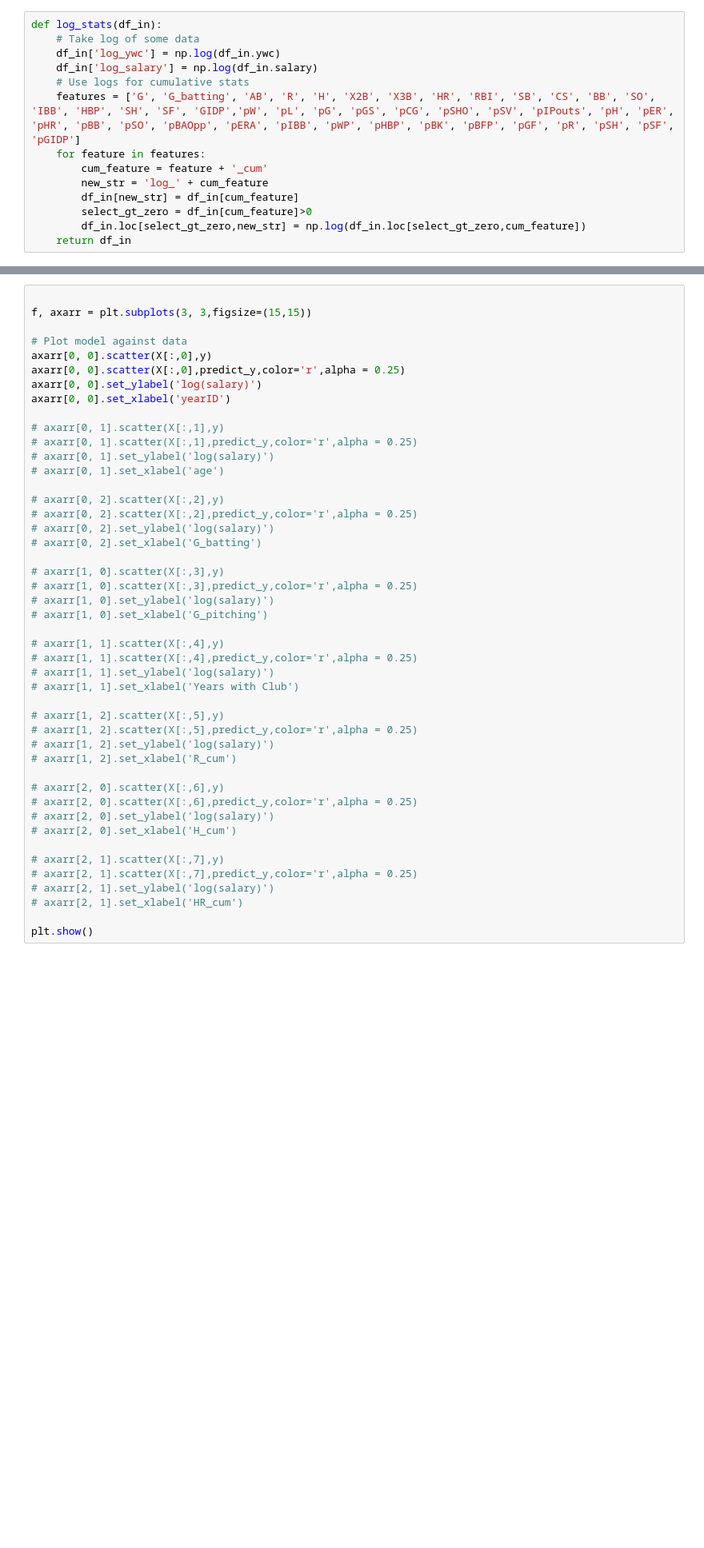
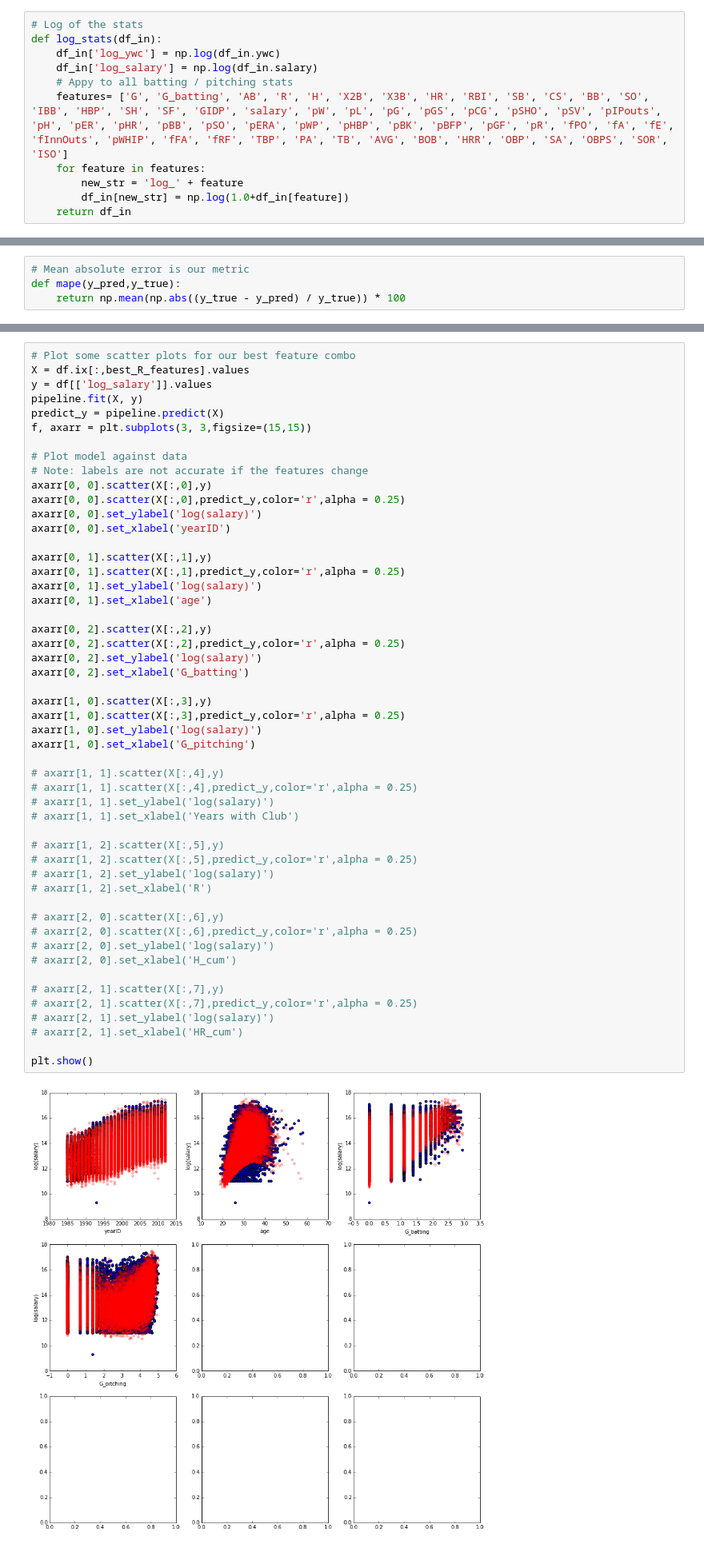
Before and after one commit to dinob0t/ga_project_02, a Jupyter notebook: backup/baseball.ipynb, the cells around one changed output, grey strips where cells are left out. Shown at 80% size. Saved outputs shown, nothing was run; the diff lists cells and outputs as text; blank space fills up the shorter version.

```diff
--- a/backup/baseball.ipynb
+++ b/backup/baseball.ipynb
@@ -262,17 +485,14 @@ def replace_teams(df_in):
 if fresh == 1:
     df = replace_teams(df)
 # %%
+# Log of the stats
 def log_stats(df_in):
-    # Take log of some data
     df_in['log_ywc'] = np.log(df_in.ywc)
     df_in['log_salary'] = np.log(df_in.salary)
-    # Use logs for cumulative stats
-    features = ['G', 'G_batting', 'AB', 'R', 'H', 'X2B', 'X3B', 'HR', 'RBI', 'SB', 'CS', 'BB', 'SO', 'IBB', 'HBP', 'SH', 'SF', 'GIDP','pW', 'pL', 'pG', 'pGS', 'pCG', 'pSHO', 'pSV', 'pIPouts', 'pH', 'pER', 'pHR', 'pBB', 'pSO', 'pBAOpp', 'pERA', 'pIBB', 'pWP', 'pHBP', 'pBK', 'pBFP', 'pGF', 'pR', 'pSH', 'pSF', 'pGIDP']
+    # Appy to all batting / pitching stats
+    features= ['G', 'G_batting', 'AB', 'R', 'H', 'X2B', 'X3B', 'HR', 'RBI', 'SB', 'CS', 'BB', 'SO', 'IBB', 'HBP', 'SH', 'SF', 'GIDP', 'salary', 'pW', 'pL', 'pG', 'pGS', 'pCG', 'pSHO', 'pSV', 'pIPouts', 'pH', 'pER', 'pHR', 'pBB', 'pSO', 'pERA', 'pWP', 'pHBP', 'pBK', 'pBFP', 'pGF', 'pR', 'fPO', 'fA', 'fE', 'fInnOuts', 'pWHIP', 'fFA', 'fRF', 'TBP', 'PA', 'TB', 'AVG', 'BOB', 'HRR', 'OBP', 'SA', 'OBPS', 'SOR', 'ISO']
     for feature in features:
-        cum_feature = feature + '_cum'
-        new_str = 'log_' + cum_feature
-        df_in[new_str] = df_in[cum_feature]
-        select_gt_zero = df_in[cum_feature]>0
-        df_in.loc[select_gt_zero,new_str] = np.log(df_in.loc[select_gt_zero,cum_feature])
+        new_str = 'log_' + feature
+        df_in[new_str] = np.log(1.0+df_in[feature])
     return df_in
 # %%
@@ -324,0 +511,4 @@ for feature in df.columns:
+# %%
+# Mean absolute error is our metric
+def mape(y_pred,y_true):
+    return np.mean(np.abs((y_true - y_pred) / y_true)) * 100
@@ -325,46 +639,53 @@ for feature in df.columns:
 # %%
-
+# Plot some scatter plots for our best feature combo
+X = df.ix[:,best_R_features].values
+y = df[['log_salary']].values
+pipeline.fit(X, y)
+predict_y = pipeline.predict(X)
 f, axarr = plt.subplots(3, 3,figsize=(15,15))
 
 # Plot model against data
+# Note: labels are not accurate if the features change
 axarr[0, 0].scatter(X[:,0],y)
 axarr[0, 0].scatter(X[:,0],predict_y,color='r',alpha = 0.25)
 axarr[0, 0].set_ylabel('log(salary)')
 axarr[0, 0].set_xlabel('yearID')
 
-# axarr[0, 1].scatter(X[:,1],y)
-# axarr[0, 1].scatter(X[:,1],predict_y,color='r',alpha = 0.25)
-# axarr[0, 1].set_ylabel('log(salary)')
-# axarr[0, 1].set_xlabel('age')
+axarr[0, 1].scatter(X[:,1],y)
+axarr[0, 1].scatter(X[:,1],predict_y,color='r',alpha = 0.25)
+axarr[0, 1].set_ylabel('log(salary)')
+axarr[0, 1].set_xlabel('age')
 
-# axarr[0, 2].scatter(X[:,2],y)
-# axarr[0, 2].scatter(X[:,2],predict_y,color='r',alpha = 0.25)
-# axarr[0, 2].set_ylabel('log(salary)')
-# axarr[0, 2].set_xlabel('G_batting')
+axarr[0, 2].scatter(X[:,2],y)
+axarr[0, 2].scatter(X[:,2],predict_y,color='r',alpha = 0.25)
+axarr[0, 2].set_ylabel('log(salary)')
+axarr[0, 2].set_xlabel('G_batting')
 
-# axarr[1, 0].scatter(X[:,3],y)
-# axarr[1, 0].scatter(X[:,3],predict_y,color='r',alpha = 0.25)
-# axarr[1, 0].set_ylabel('log(salary)')
-# axarr[1, 0].set_xlabel('G_pitching')
+axarr[1, 0].scatter(X[:,3],y)
+axarr[1, 0].scatter(X[:,3],predict_y,color='r',alpha = 0.25)
+axarr[1, 0].set_ylabel('log(salary)')
+axarr[1, 0].set_xlabel('G_pitching')
 
 # axarr[1, 1].scatter(X[:,4],y)
 # axarr[1, 1].scatter(X[:,4],predict_y,color='r',alpha = 0.25)
 # axarr[1, 1].set_ylabel('log(salary)')
 # axarr[1, 1].set_xlabel('Years with Club')
 
 # axarr[1, 2].scatter(X[:,5],y)
 # axarr[1, 2].scatter(X[:,5],predict_y,color='r',alpha = 0.25)
 # axarr[1, 2].set_ylabel('log(salary)')
-# axarr[1, 2].set_xlabel('R_cum')
+# axarr[1, 2].set_xlabel('R')
 
 # axarr[2, 0].scatter(X[:,6],y)
 # axarr[2, 0].scatter(X[:,6],predict_y,color='r',alpha = 0.25)
 # axarr[2, 0].set_ylabel('log(salary)')
 # axarr[2, 0].set_xlabel('H_cum')
 
 # axarr[2, 1].scatter(X[:,7],y)
 # axarr[2, 1].scatter(X[:,7],predict_y,color='r',alpha = 0.25)
 # axarr[2, 1].set_ylabel('log(salary)')
 # axarr[2, 1].set_xlabel('HR_cum')
 
 plt.show()
+# %% [output]
+[figure, added]
```
Also changed, not shown: parts of 24 cells of this notebook, 2 other files.
